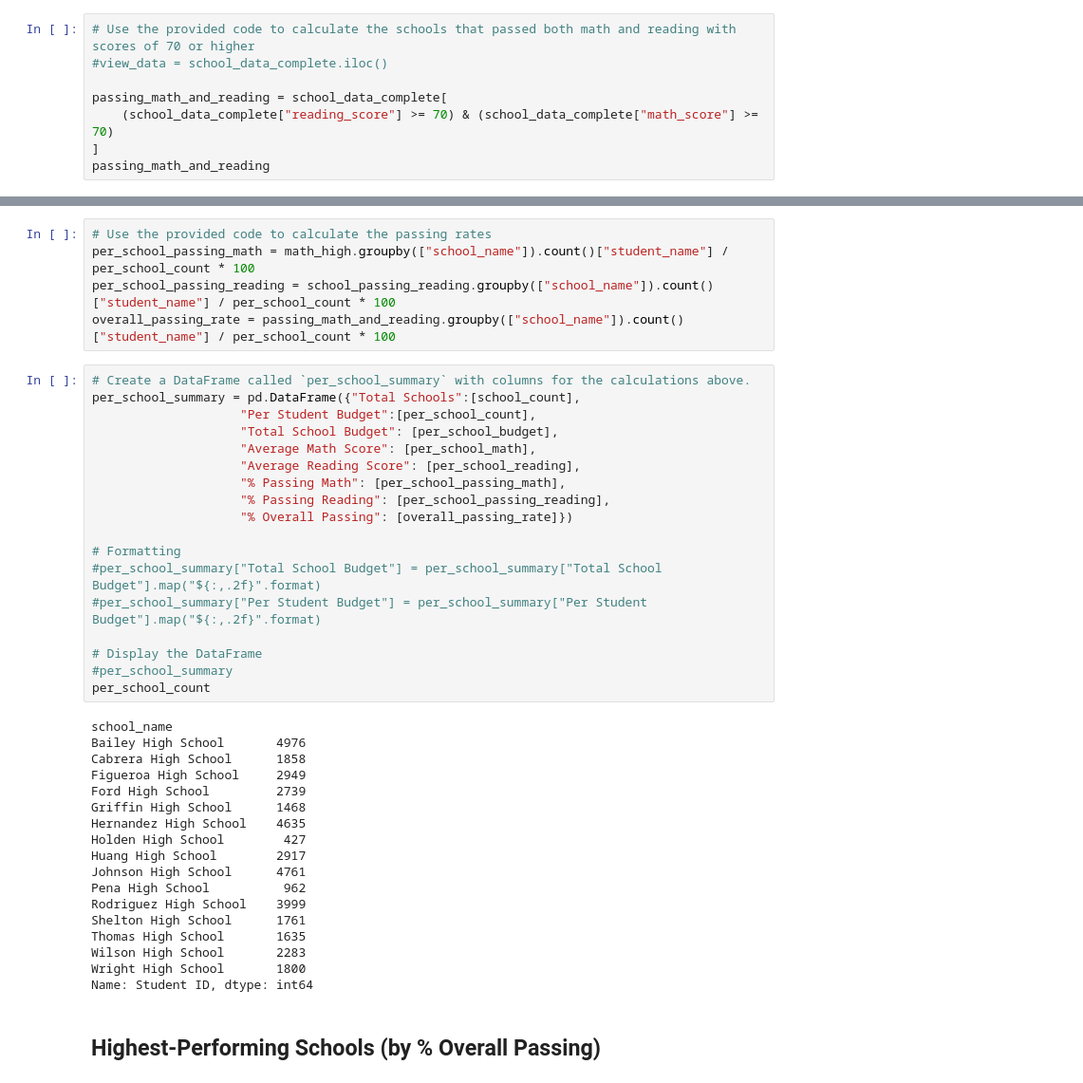
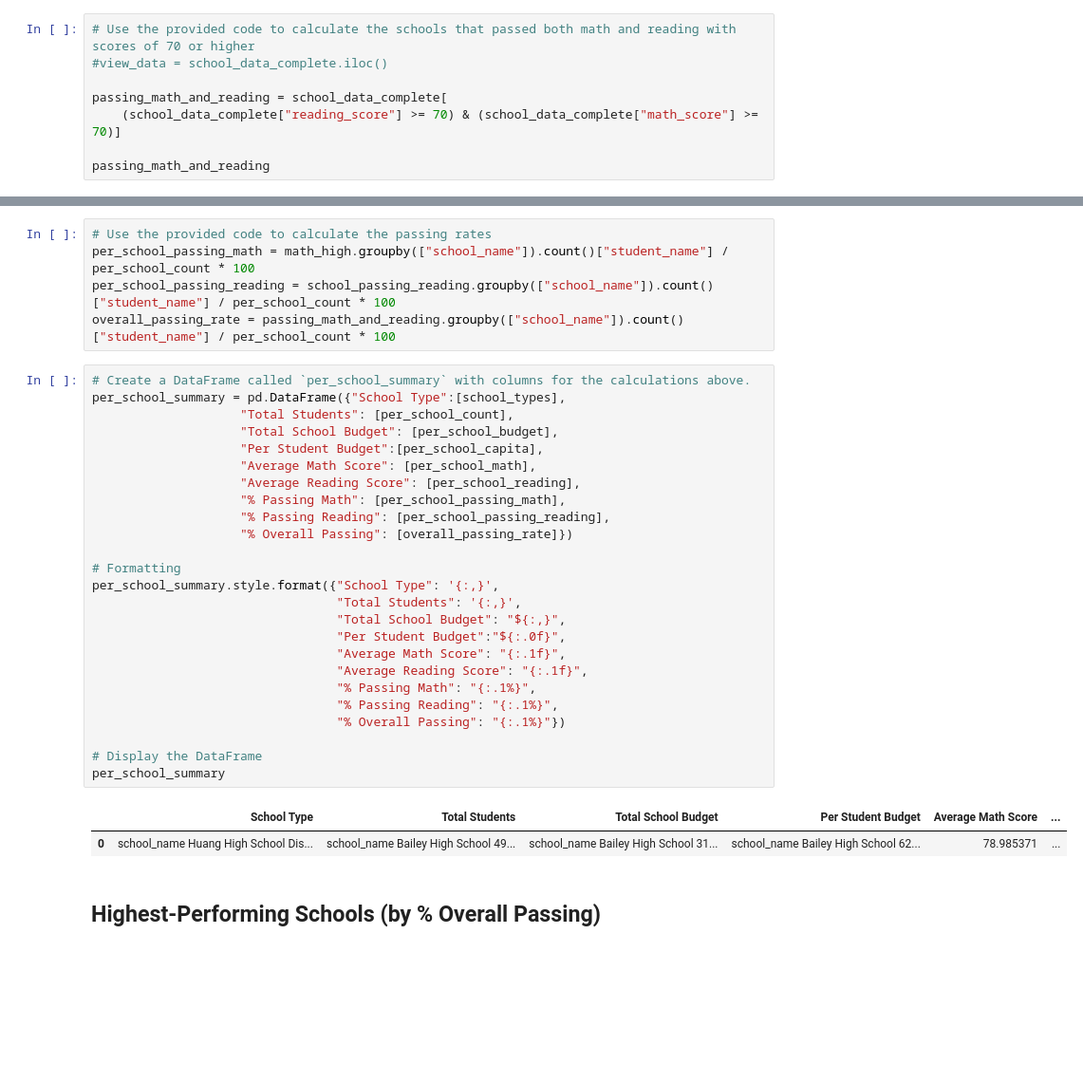
Before and after one commit to bsabar/Module_4--pandas-challenge, a Jupyter notebook: PyCitySchools/PyCitySchools_starter.ipynb, the cells around one changed output, grey strips where cells are left out. Shown: that part at 95% size. Cells and saved outputs as stored; diff of their text form; blank space fills up the shorter version.

Commit message:
updates on PyCitySchools

```diff
--- a/PyCitySchools/PyCitySchools_starter.ipynb
+++ b/PyCitySchools/PyCitySchools_starter.ipynb
@@ -242,8 +242,8 @@ school_passing_reading
 #view_data = school_data_complete.iloc()
 
 passing_math_and_reading = school_data_complete[
-    (school_data_complete["reading_score"] >= 70) & (school_data_complete["math_score"] >= 70)
-]
+    (school_data_complete["reading_score"] >= 70) & (school_data_complete["math_score"] >= 70)]
+
 passing_math_and_reading
 # %% [output]
 |  | Student ID | student_name | gender | grade | school_name | reading_score | math_score | School ID | ... |
@@ -266,40 +266,32 @@ per_school_passing_reading = school_passing_reading.groupby(["school_name"]).cou
 overall_passing_rate = passing_math_and_reading.groupby(["school_name"]).count()["student_name"] / per_school_count * 100
 # %%
 # Create a DataFrame called `per_school_summary` with columns for the calculations above.
-per_school_summary = pd.DataFrame({"Total Schools":[school_count],
-                    "Per Student Budget":[per_school_count],
+per_school_summary = pd.DataFrame({"School Type":[school_types],
+                    "Total Students": [per_school_count],
                     "Total School Budget": [per_school_budget],
+                    "Per Student Budget":[per_school_capita],
                     "Average Math Score": [per_school_math],
                     "Average Reading Score": [per_school_reading],
                     "% Passing Math": [per_school_passing_math],
                     "% Passing Reading": [per_school_passing_reading],
                     "% Overall Passing": [overall_passing_rate]})
 
 # Formatting
-#per_school_summary["Total School Budget"] = per_school_summary["Total School Budget"].map("${:,.2f}".format)
-#per_school_summary["Per Student Budget"] = per_school_summary["Per Student Budget"].map("${:,.2f}".format)
+per_school_summary.style.format({"School Type": '{:,}',
+                                 "Total Students": '{:,}',
+                                 "Total School Budget": "${:,}",
+                                 "Per Student Budget":"${:.0f}",
+                                 "Average Math Score": "{:.1f}",
+                                 "Average Reading Score": "{:.1f}",
+                                 "% Passing Math": "{:.1%}",
+                                 "% Passing Reading": "{:.1%}",
+                                 "% Overall Passing": "{:.1%}"})
 
 # Display the DataFrame
-#per_school_summary
-per_school_count
+per_school_summary
 # %% [output]
-school_name
-Bailey High School       4976
-Cabrera High School      1858
-Figueroa High School     2949
-Ford High School         2739
-Griffin High School      1468
-Hernandez High School    4635
-Holden High School        427
-Huang High School        2917
-Johnson High School      4761
-Pena High School          962
-Rodriguez High School    3999
-Shelton High School      1761
-Thomas High School       1635
-Wilson High School       2283
-Wright High School       1800
-Name: Student ID, dtype: int64
+|  | School Type | Total Students | Total School Budget | Per Student Budget | Average Math Score | ... |
+| 0 | school_name Huang High School Dis... | school_name Bailey High School 49... | school_name Bailey High School 31... | school_name Bailey High School 62... | 78.985371 | ... |
 # %% [markdown]
 ## Highest-Performing Schools (by % Overall Passing)
 # %%
```
Also changed, not shown: parts of 1 cell of this notebook.
